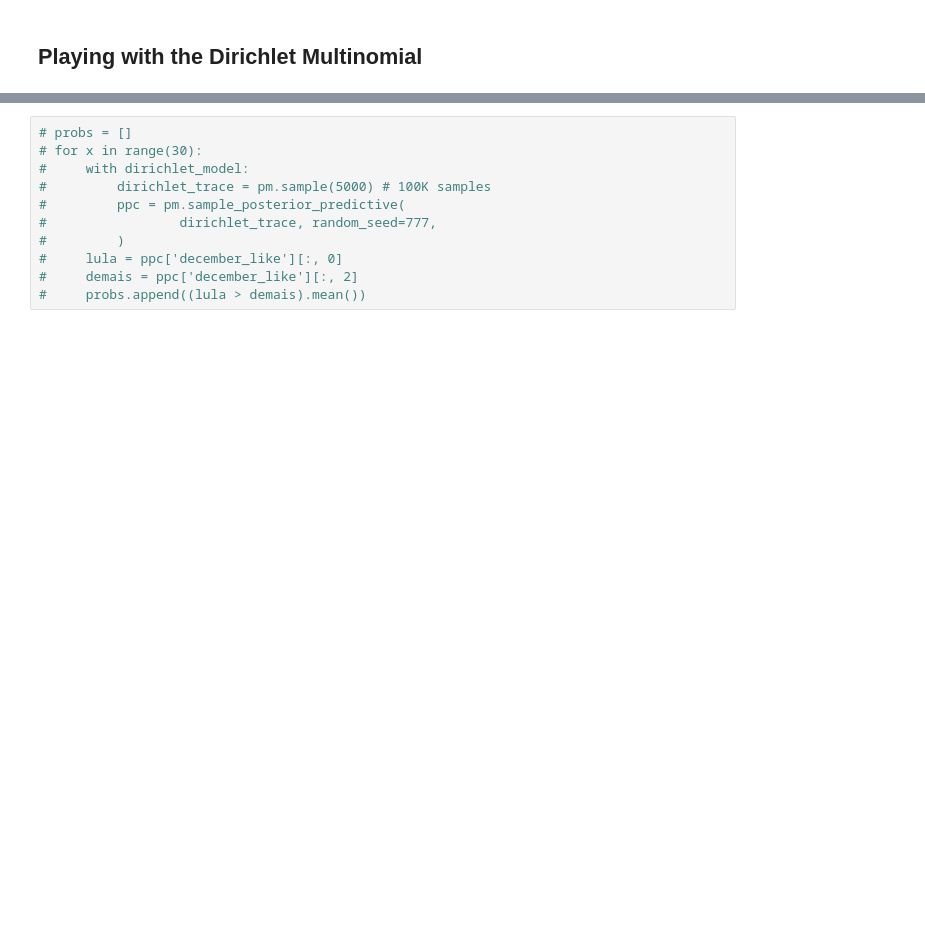
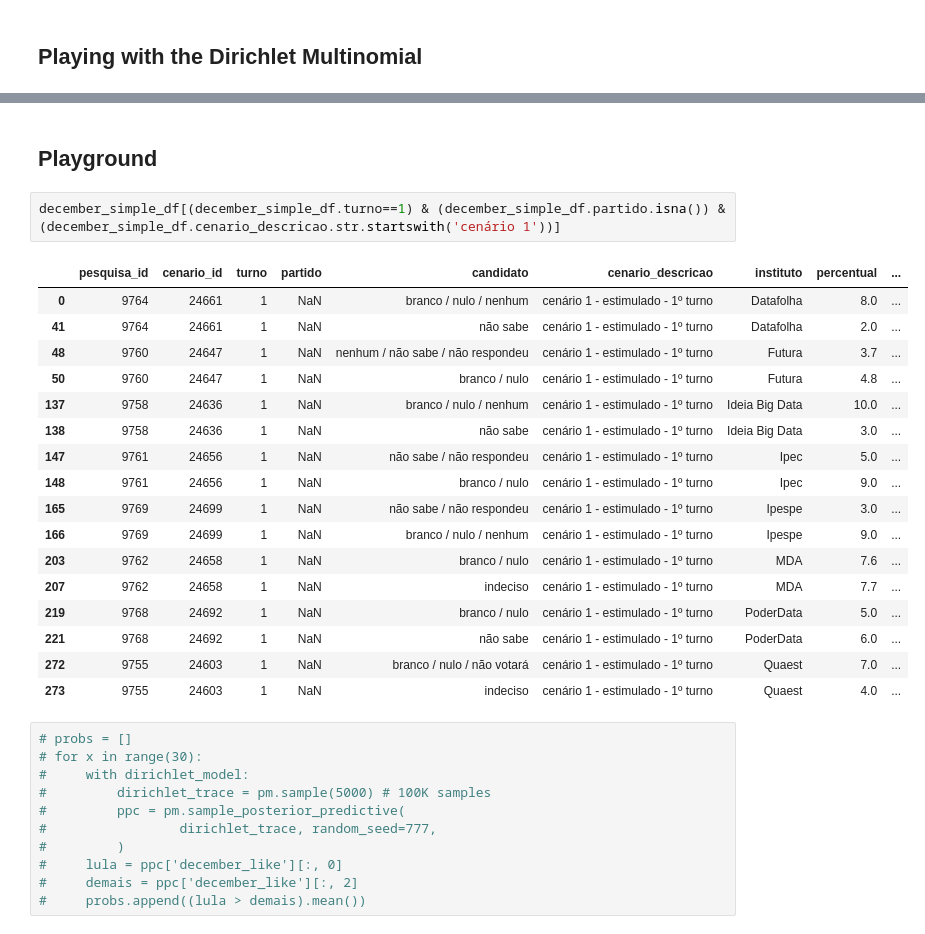
Before and after one commit to xboard/fastpages-blog, a Jupyter notebook: _notebooks/2022-01-07-brazils-2022-presidential-elections-polls-analysis-part1.ipynb, the cells around one changed output, grey strips where cells are left out. Drawn from its saved outputs; the diff is of its cells as text; blank space fills up the shorter version.

```diff
--- a/_notebooks/2022-01-07-brazils-2022-presidential-elections-polls-analysis-part1.ipynb
+++ b/_notebooks/2022-01-07-brazils-2022-presidential-elections-polls-analysis-part1.ipynb
@@ -244,3 +250,25 @@ lula.shape,demais.shape
+# %% [markdown]
+## Playground
+# %%
+december_simple_df[(december_simple_df.turno==1) & (december_simple_df.partido.isna()) & (december_simple_df.cenario_descricao.str.startswith('cenário 1'))]
+# %% [output]
+|  | pesquisa_id | cenario_id | turno | partido | candidato | cenario_descricao | instituto | percentual | ... |
+| 0 | 9764 | 24661 | 1 | NaN | branco / nulo / nenhum | cenário 1 - estimulado - 1º turno | Datafolha | 8.0 | ... |
+| 41 | 9764 | 24661 | 1 | NaN | não sabe | cenário 1 - estimulado - 1º turno | Datafolha | 2.0 | ... |
+| 48 | 9760 | 24647 | 1 | NaN | nenhum / não sabe / não respondeu | cenário 1 - estimulado - 1º turno | Futura | 3.7 | ... |
+| 50 | 9760 | 24647 | 1 | NaN | branco / nulo | cenário 1 - estimulado - 1º turno | Futura | 4.8 | ... |
+| 137 | 9758 | 24636 | 1 | NaN | branco / nulo / nenhum | cenário 1 - estimulado - 1º turno | Ideia Big Data | 10.0 | ... |
+| 138 | 9758 | 24636 | 1 | NaN | não sabe | cenário 1 - estimulado - 1º turno | Ideia Big Data | 3.0 | ... |
+| 147 | 9761 | 24656 | 1 | NaN | não sabe / não respondeu | cenário 1 - estimulado - 1º turno | Ipec | 5.0 | ... |
+| 148 | 9761 | 24656 | 1 | NaN | branco / nulo | cenário 1 - estimulado - 1º turno | Ipec | 9.0 | ... |
+| 165 | 9769 | 24699 | 1 | NaN | não sabe / não respondeu | cenário 1 - estimulado - 1º turno | Ipespe | 3.0 | ... |
+| 166 | 9769 | 24699 | 1 | NaN | branco / nulo / nenhum | cenário 1 - estimulado - 1º turno | Ipespe | 9.0 | ... |
+| 203 | 9762 | 24658 | 1 | NaN | branco / nulo | cenário 1 - estimulado - 1º turno | MDA | 7.6 | ... |
+| 207 | 9762 | 24658 | 1 | NaN | indeciso | cenário 1 - estimulado - 1º turno | MDA | 7.7 | ... |
+| 219 | 9768 | 24692 | 1 | NaN | branco / nulo | cenário 1 - estimulado - 1º turno | PoderData | 5.0 | ... |
+| 221 | 9768 | 24692 | 1 | NaN | não sabe | cenário 1 - estimulado - 1º turno | PoderData | 6.0 | ... |
+| 272 | 9755 | 24603 | 1 | NaN | branco / nulo / não votará | cenário 1 - estimulado - 1º turno | Quaest | 7.0 | ... |
+| 273 | 9755 | 24603 | 1 | NaN | indeciso | cenário 1 - estimulado - 1º turno | Quaest | 4.0 | ... |
 # %%
 # probs = []
 # for x in range(30):
```
Also changed, not shown: parts of 10 cells of this notebook.
